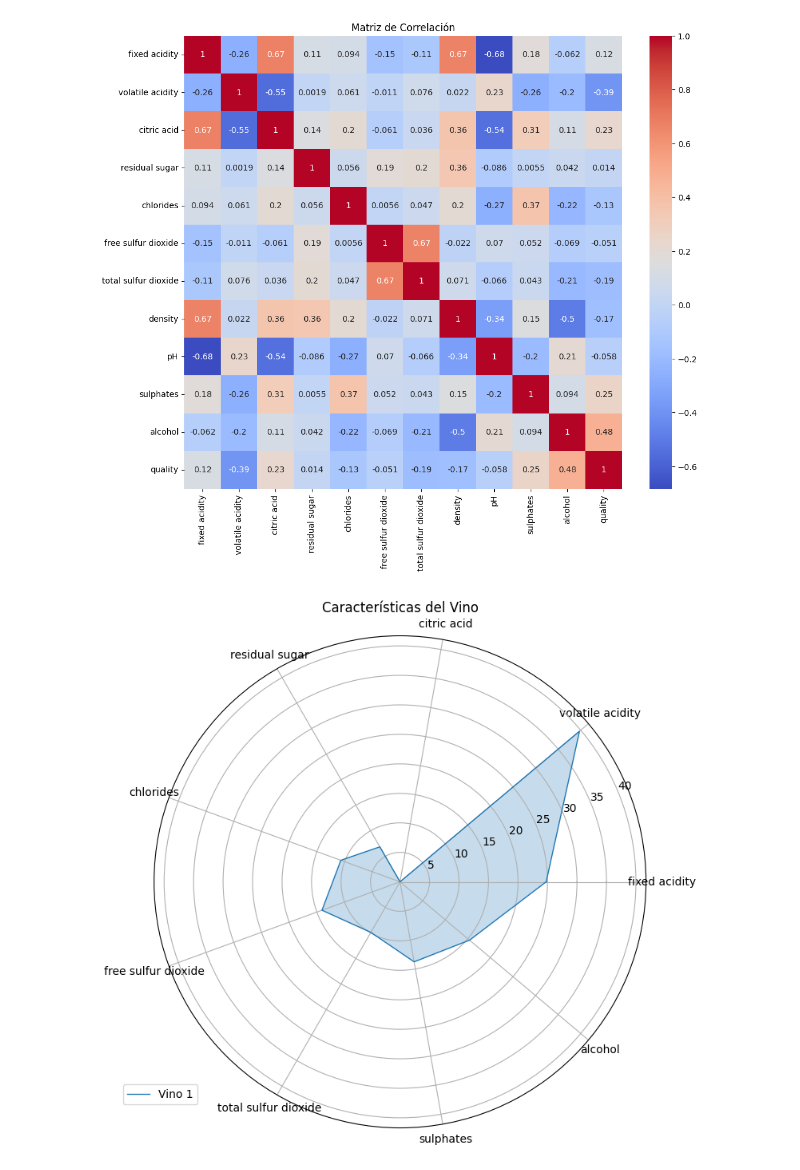
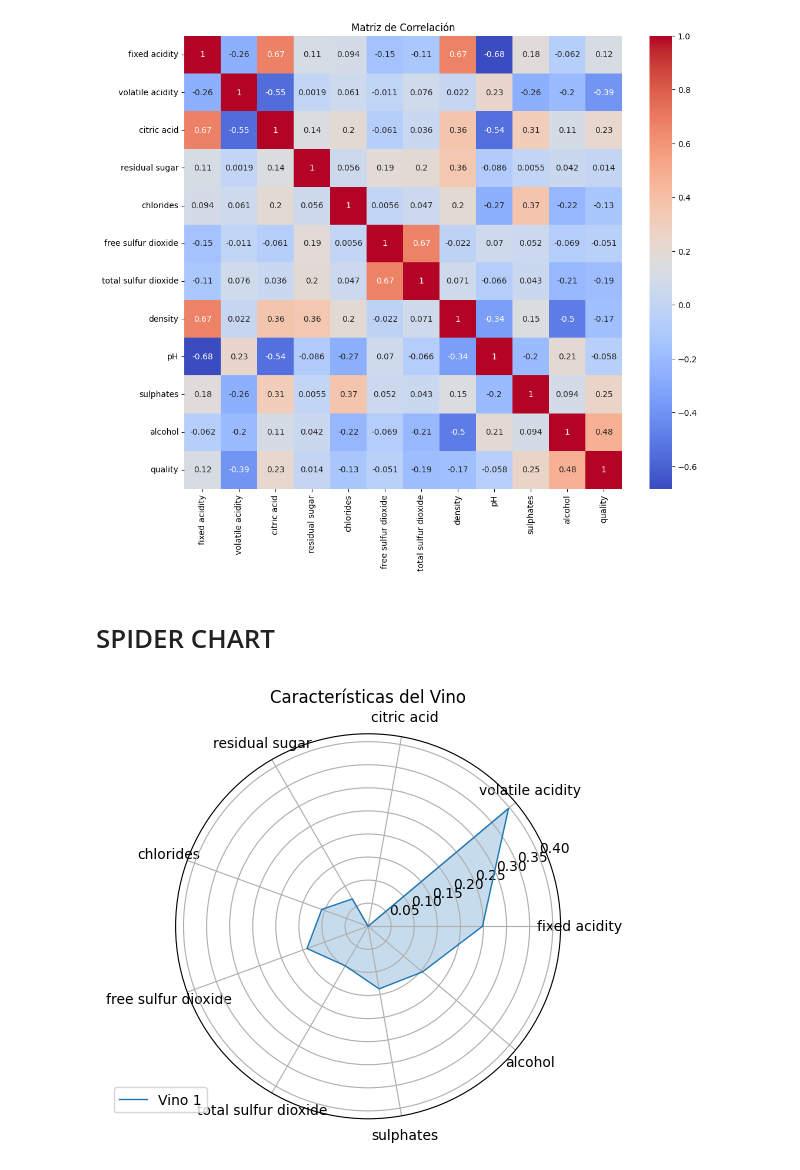
Before and after one commit to RussoT99/ProyectoDS, a Jupyter notebook: ProyectoDS_Parte_I__Russo_Tomás.ipynb, the cells around one changed output. Drawn from its saved outputs; the diff is of its cells as text; code cells hidden in the pictures.

```diff
--- a/ProyectoDS_Parte_I__Russo_Tomás.ipynb
+++ b/ProyectoDS_Parte_I__Russo_Tomás.ipynb
@@ -279,3 +395,5 @@ s
+# %% [markdown]
+# SPIDER CHART
 # %%
 pi = 3.141592653589793
 
@@ -283,32 +401,32 @@ features = ['fixed acidity', 'volatile acidity', 'citric acid', 'residual sugar'
 
 df_norm = (df[features] - df[features].min()) / (df[features].max() - df[features].min())
 
 # Número de variables
 categories = list(df_norm.columns)
 N = len(categories)
 
 #Angulos del gráfico
 angles = [n / float(N) * 2 * pi for n in range(N)]
 angles += angles[:1]
 
 # Gráfico
-plt.figure(figsize=(8, 8))
+plt.figure(figsize=(5, 5))
 ax = plt.subplot(111, polar=True)
 
 # Primer vino (se puede cambiar el índice para visualizar otros vinos)
 values = df_norm.iloc[0].tolist()
 values += values[:1]
 ax.plot(angles, values, linewidth=1, linestyle='solid', label='Vino 1')
 ax.fill(angles, values, alpha=0.25)
 
 # Configuración las etiquetas de los ejes
 ax.set_thetagrids(np.degrees(angles[:-1]), labels=categories)
 
 # Leyenda
 plt.legend(loc='upper right', bbox_to_anchor=(0.1, 0.1))
 
 # Título
 plt.title('Características del Vino')
 plt.show()
 # %% [output]
-[figure, old version]
+[figure, new version]
```
Also changed, not shown: parts of 38 cells of this notebook.
